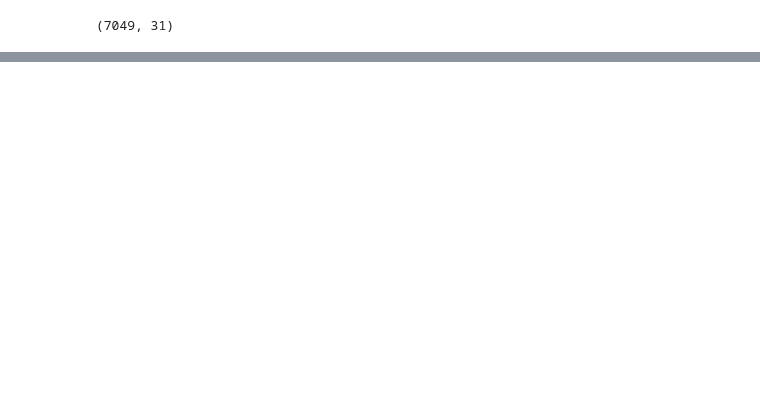
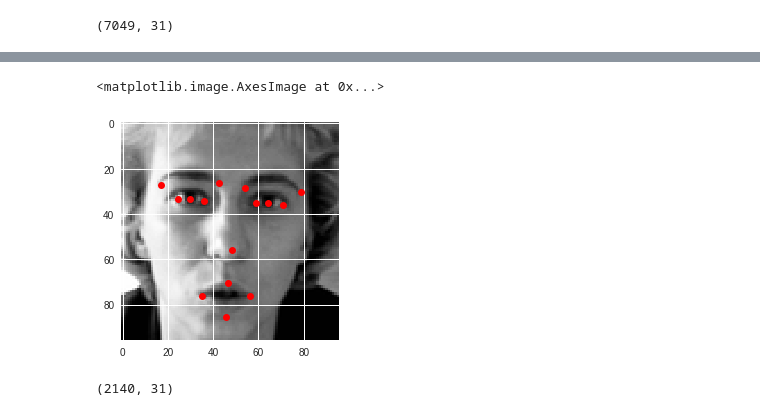
Before and after one commit to subodhkhanger/Snapchatlenses_Clone, a Jupyter notebook: faceDectection.ipynb, the cells around one changed output, grey strips where cells are left out. Drawn from its saved outputs; the diff is of its cells as text; code cells hidden in the pictures; blank space fills up the shorter version.

```diff
--- a/faceDectection.ipynb
+++ b/faceDectection.ipynb
@@ -69,3 +41,16 @@ df.head()
 df.shape
 # %% [output]
 (7049, 31)
+# %%
+def string2image(string):
+    """Converts a string to a numpy array."""
+    return np.array([int(item) for item in string.split()]).reshape((96, 96))
+
+def plot_faces(nrows=5, ncols=5):
+    """Randomly displays some faces from the training data."""
+    selection = np.random.choice(df.index, size=(nrows*ncols), replace=False)
+    image_strings = df.loc[selection]['Image']
+    fig, axes = plt.subplots(figsize=(10, 10), nrows=nrows, ncols=ncols)
+    for string, ax in zip(image_strings, axes.ravel()):
+        ax.imshow(string2image(string), cmap='gray')
+        ax.axis('off')
@@ -71,0 +61,6 @@ df.shape
+# %%
+keypoint_cols = list(df.columns)[:-1]
+# %%
+#first row/image's keypoints
+xy = df.iloc[1][keypoint_cols].values.reshape((15, 2))
+xy
@@ -71,0 +83,11 @@ df.shape
+# %%
+plt.plot(xy[:, 0], xy[:, 1], 'ro')
+plt.imshow(string2image(df.iloc[1]['Image']), cmap='gray')
+# %% [output]
+<matplotlib.image.AxesImage at 0x...>
+[figure, added]
+# %%
+fully_annotated = df.dropna()
+fully_annotated.shape
+# %% [output]
+(2140, 31)
```
Also changed, not shown: parts of 8 cells of this notebook.
